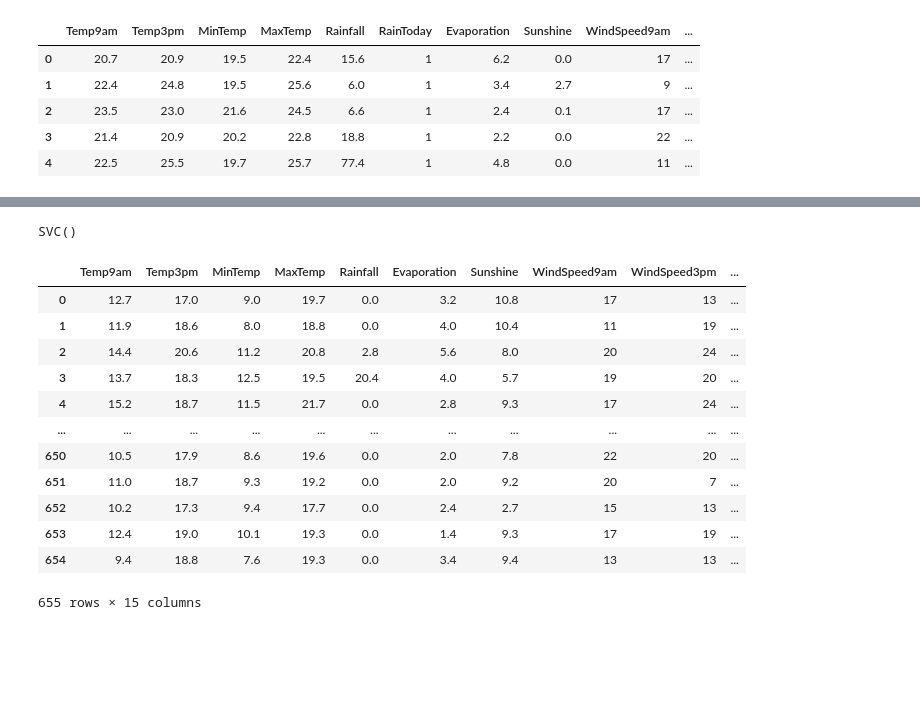
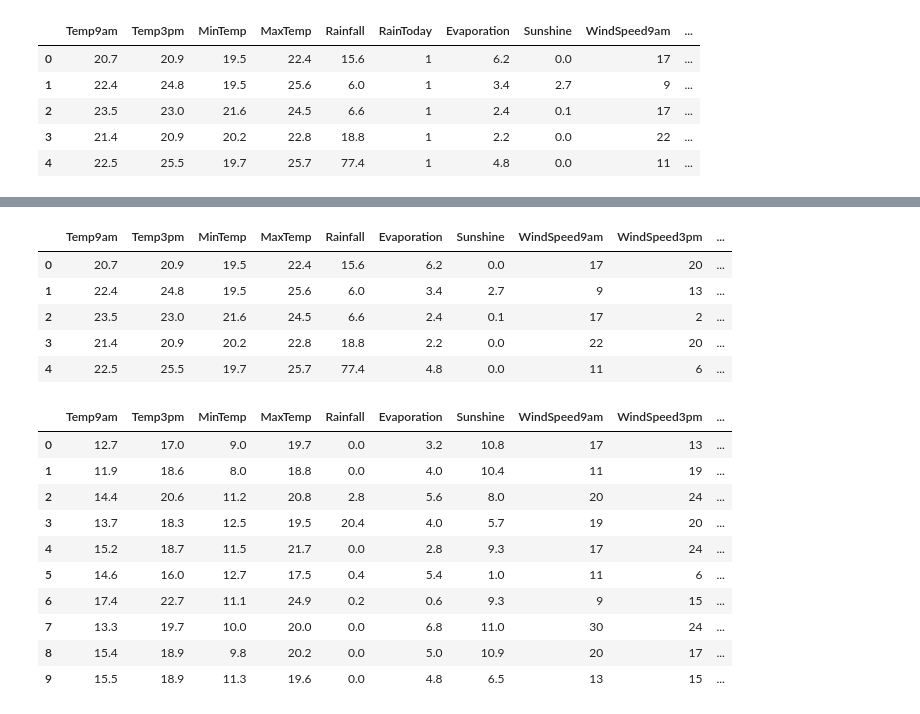
Before and after one commit to samratabduljalil/mL-olympiad2024, a Jupyter notebook: ml-olympiad-training-test.ipynb, the cells around one changed output, grey strips where cells are left out. Cells and saved outputs as stored; diff of their text form; code cells hidden in the pictures; blank space fills up the shorter version.

```diff
--- a/ml-olympiad-training-test.ipynb
+++ b/ml-olympiad-training-test.ipynb
@@ -77,6 +62,0 @@ X_train
-# %%
-from sklearn.svm import SVC
-svc=SVC()
-svc.fit(X_train,Y_train)
-# %% [output]
-SVC()
@@ -83,3 +74,12 @@ SVC()
+# %%
+X_balanced.head()
+# %% [output]
+|  | Temp9am | Temp3pm | MinTemp | MaxTemp | Rainfall | Evaporation | Sunshine | WindSpeed9am | WindSpeed3pm | ... |
+| 0 | 20.7 | 20.9 | 19.5 | 22.4 | 15.6 | 6.2 | 0.0 | 17 | 20 | ... |
+| 1 | 22.4 | 24.8 | 19.5 | 25.6 | 6.0 | 3.4 | 2.7 | 9 | 13 | ... |
+| 2 | 23.5 | 23.0 | 21.6 | 24.5 | 6.6 | 2.4 | 0.1 | 17 | 2 | ... |
+| 3 | 21.4 | 20.9 | 20.2 | 22.8 | 18.8 | 2.2 | 0.0 | 22 | 20 | ... |
+| 4 | 22.5 | 25.5 | 19.7 | 25.7 | 77.4 | 4.8 | 0.0 | 11 | 6 | ... |
 # %%
 # Replace 'filename.csv' with the path to your CSV file
 dftest2 = pd.read_csv('/kaggle/input/mlolympiadbd2024/test.csv')
@@ -87,18 +87,16 @@ dftest2 = pd.read_csv('/kaggle/input/mlolympiadbd2024/test.csv')
 columns_to_drop = ['WindGustDir', 'WindGustSpeed', 'WindDir9am', 'WindDir3pm','Date','ID']  # List of column names to drop
 dftest2.drop(columns=columns_to_drop, inplace=True)
 # %%
-dftest2
+dftest2.head(10)
 # %% [output]
 |  | Temp9am | Temp3pm | MinTemp | MaxTemp | Rainfall | Evaporation | Sunshine | WindSpeed9am | WindSpeed3pm | ... |
 | 0 | 12.7 | 17.0 | 9.0 | 19.7 | 0.0 | 3.2 | 10.8 | 17 | 13 | ... |
 | 1 | 11.9 | 18.6 | 8.0 | 18.8 | 0.0 | 4.0 | 10.4 | 11 | 19 | ... |
 | 2 | 14.4 | 20.6 | 11.2 | 20.8 | 2.8 | 5.6 | 8.0 | 20 | 24 | ... |
 | 3 | 13.7 | 18.3 | 12.5 | 19.5 | 20.4 | 4.0 | 5.7 | 19 | 20 | ... |
 | 4 | 15.2 | 18.7 | 11.5 | 21.7 | 0.0 | 2.8 | 9.3 | 17 | 24 | ... |
-| ... | ... | ... | ... | ... | ... | ... | ... | ... | ... | ... |
-| 650 | 10.5 | 17.9 | 8.6 | 19.6 | 0.0 | 2.0 | 7.8 | 22 | 20 | ... |
-| 651 | 11.0 | 18.7 | 9.3 | 19.2 | 0.0 | 2.0 | 9.2 | 20 | 7 | ... |
-| 652 | 10.2 | 17.3 | 9.4 | 17.7 | 0.0 | 2.4 | 2.7 | 15 | 13 | ... |
-| 653 | 12.4 | 19.0 | 10.1 | 19.3 | 0.0 | 1.4 | 9.3 | 17 | 19 | ... |
-| 654 | 9.4 | 18.8 | 7.6 | 19.3 | 0.0 | 3.4 | 9.4 | 13 | 13 | ... |
+| 5 | 14.6 | 16.0 | 12.7 | 17.5 | 0.4 | 5.4 | 1.0 | 11 | 6 | ... |
+| 6 | 17.4 | 22.7 | 11.1 | 24.9 | 0.2 | 0.6 | 9.3 | 9 | 15 | ... |
+| 7 | 13.3 | 19.7 | 10.0 | 20.0 | 0.0 | 6.8 | 11.0 | 30 | 24 | ... |
+| 8 | 15.4 | 18.9 | 9.8 | 20.2 | 0.0 | 5.0 | 10.9 | 20 | 17 | ... |
+| 9 | 15.5 | 18.9 | 11.3 | 19.6 | 0.0 | 4.8 | 6.5 | 13 | 15 | ... |
-655 rows × 15 columns
```
Also changed, not shown: parts of 18 cells of this notebook.
